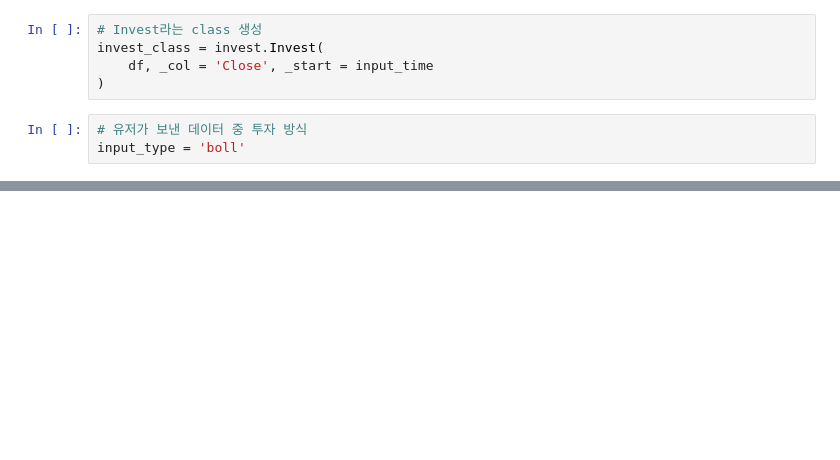
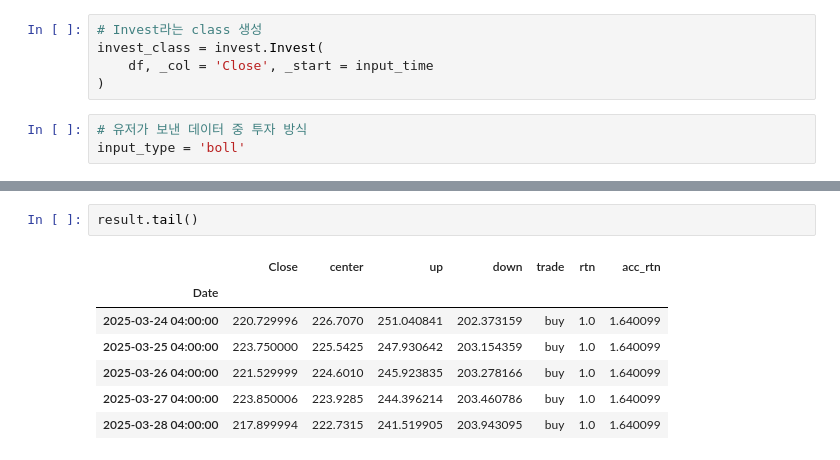
Before and after one commit to EuiSeob/mysite, a Jupyter notebook: test.ipynb, the cells around one changed output, grey strips where cells are left out. Cells and saved outputs as stored; diff of their text form; blank space fills up the shorter version.

```diff
--- a/test.ipynb
+++ b/test.ipynb
@@ -36,0 +69,10 @@ AttributeError: 'str' object has no attribute 'copy'
+# %%
+result.tail()
+# %% [output]
+|  | Close | center | up | down | trade | rtn | acc_rtn |
+| Date |  |  |  |  |  |  |  |
+| 2025-03-24 04:00:00 | 220.729996 | 226.7070 | 251.040841 | 202.373159 | buy | 1.0 | 1.640099 |
+| 2025-03-25 04:00:00 | 223.750000 | 225.5425 | 247.930642 | 203.154359 | buy | 1.0 | 1.640099 |
+| 2025-03-26 04:00:00 | 221.529999 | 224.6010 | 245.923835 | 203.278166 | buy | 1.0 | 1.640099 |
+| 2025-03-27 04:00:00 | 223.850006 | 223.9285 | 244.396214 | 203.460786 | buy | 1.0 | 1.640099 |
+| 2025-03-28 04:00:00 | 217.899994 | 222.7315 | 241.519905 | 203.943095 | buy | 1.0 | 1.640099 |
```
Also changed, not shown: parts of 10 cells of this notebook, 10 other files.
